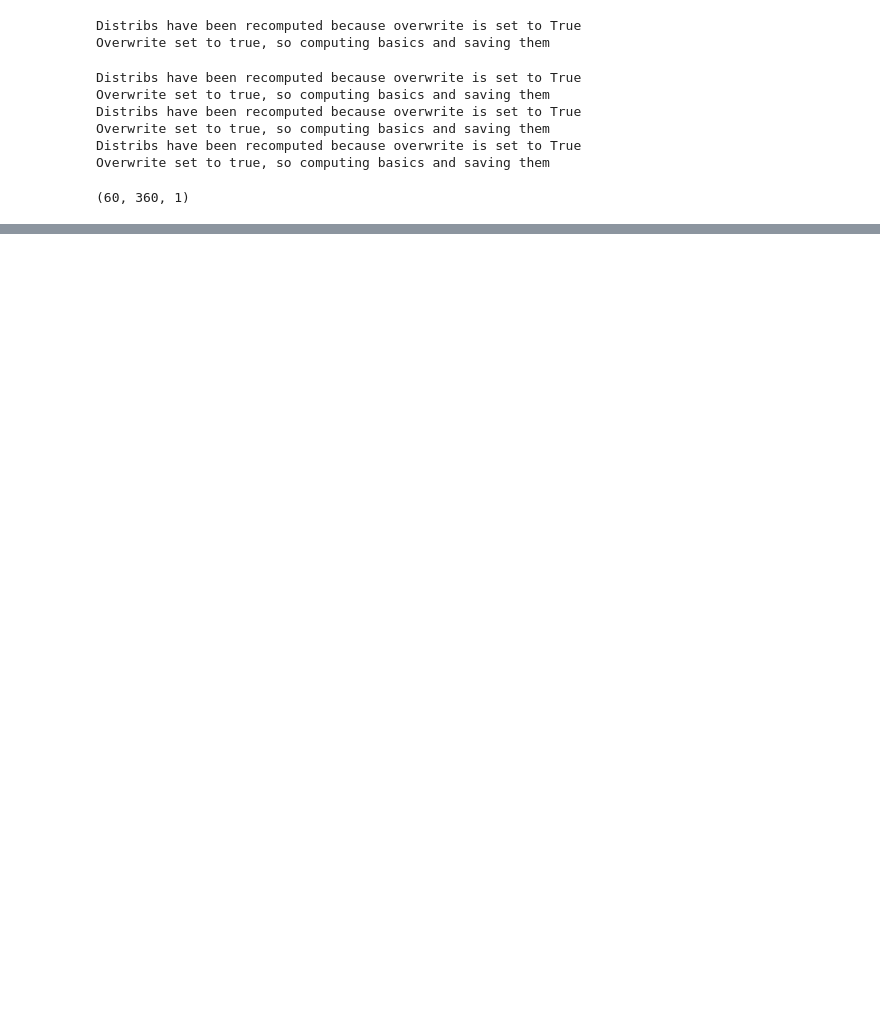
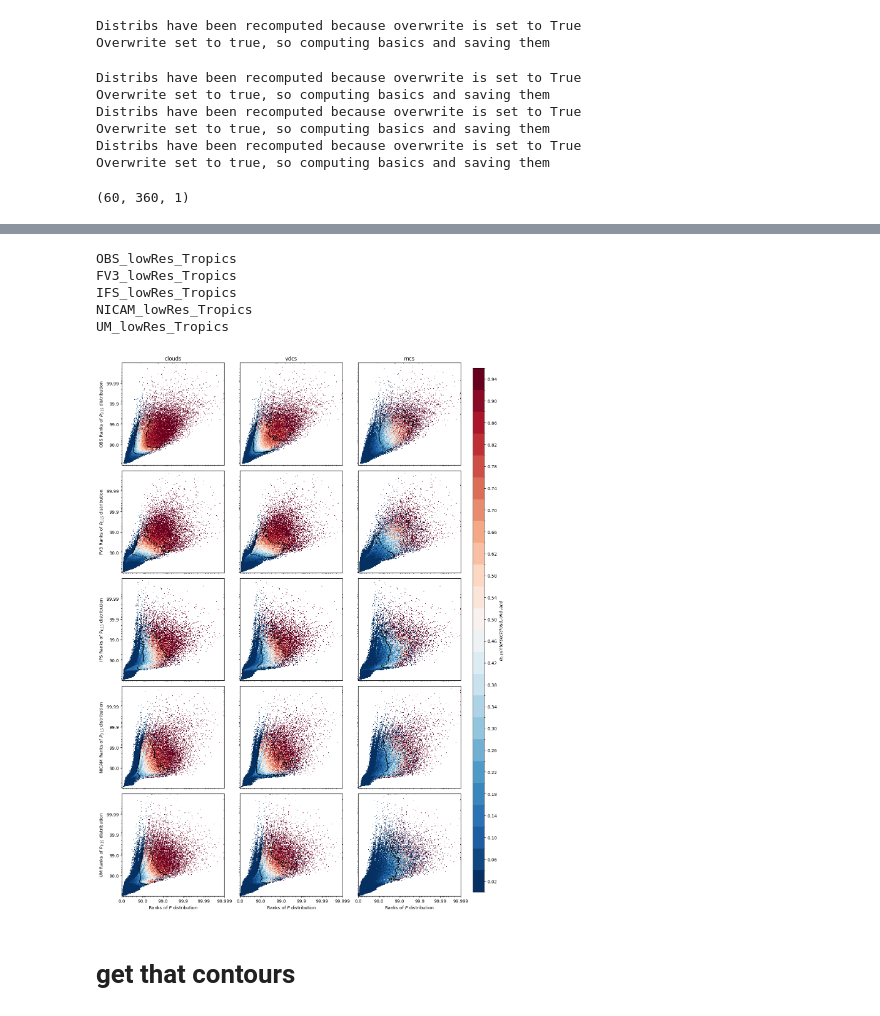
Before and after one commit to 19carenso/tempest, a Jupyter notebook: article/fig_4.ipynb, the cells around one changed output, grey strips where cells are left out. Cells and saved outputs as stored; diff of their text form; code cells hidden in the pictures; blank space fills up the shorter version.

Commit message:
testing new paths in settings

```diff
--- a/article/fig_4.ipynb
+++ b/article/fig_4.ipynb
@@ -144,0 +199,79 @@ print(np.nanmean(mcs_15_on_jdist[:, jd_obs.dist2.ranks>99]))
+# %%
+import pickle
+import os
+
+fig, axs = plt.subplots(5, 3, figsize=(12.1, 18))  # , sharex=True, sharey=True)
+
+plt.subplots_adjust(left=0.01, right=0.99, top=0.99, bottom=0.01, wspace=0.01, hspace=0.01)
+
+cloud_cond_var_ids = ["clouds_cond_prec_15", "vdcs_cond_prec_15", "mcs_cond_prec_15"]
+
+cmap = plt.cm.RdBu_r
+values_and_boundaries = np.arange(0, 1, 0.02)
+values = values_and_boundaries[1::2]
+boundaries = values_and_boundaries[::2]
+norm = mpl.colors.BoundaryNorm(boundaries, cmap.N)
+
+def save_density(density, filename):
+    with open(filename, 'wb') as f:
+        pickle.dump(density, f)
+
+def load_density(filename):
+    with open(filename, 'rb') as f:
+        return pickle.load(f)
+
+for i, (jd, gr, axes) in enumerate(zip(jds, grs, axs)):
+    print(jd.name)
+    for j, (cloud_cond_var_id, ax) in enumerate(zip(cloud_cond_var_ids, axes)):
+        if i == 0:
+            title = cloud_cond_var_id.split("_")[0]
+        else:
+            title = None
+
+        density_filename = f'density_{jd.name}_nbpd_{jd.nbpd}_nd_{jd.nd}_{cloud_cond_var_id}.pkl'
+
+        if os.path.exists(density_filename):
+            density = load_density(density_filename)
+            ax, cbar, ax_show, density = jd.plot_var_id_func_over_jdist(cloud_cond_var_id, title=title, func='intersection_over_half_intersection',
+                                                                        mask=np.repeat(np.logical_or(~ocean, ocean), 30, axis=2), cmap=cmap, norm=norm, fig=fig, ax=ax,
+                                                                        density = density
+                                                                        )
+
+        else:
+            ax, cbar, ax_show, density = jd.plot_var_id_func_over_jdist(cloud_cond_var_id, title=title, func='intersection_over_half_intersection', mask=np.repeat(np.logical_or(~ocean, ocean), 30, axis=2), cmap=cmap, norm=norm, fig=fig, ax=ax)
+            save_density(density, density_filename)
+
+        cbar.remove()
+        plot_smoothed_density_contours(density, [0.2, 0.8], fig, ax_show)
+
+        if title is None:
+            ax.set_title("")
+        if j == 0:
+            ax.set_ylabel(jd.name.split("_")[0] + r" Ranks of $P_{0.15}$ distribution")
+        else:
+            ax.set_ylabel("")
+            ax.tick_params(left=False, labelleft=False)
+        if i == len(jds) - 1:
+            ax.set_xlabel(r"Ranks of $P$ distribution")
+        else:
+            ax.set_xlabel("")
+            ax.tick_params(bottom=False, labelbottom=False)
+
+plt.tight_layout()
+cax = fig.add_axes([1, 0.04, 0.03, 0.93])  # [left, bottom, width, height]
+cbar = fig.colorbar(mpl.cm.ScalarMappable(norm=norm, cmap=cmap), cax=cax, ticks=values, spacing='proportional')
+cbar.set_label(r'$\sigma_{0.15} intersect cloud_cond_var_id$')
+# plt.savefig("figures/fig4.png")
+        # fig.tight_layout()
+        # plt.savefig('discrete_threshold_on_joint_dist.png', bbox_inches='tight')
+        # # fig.tight_layout()
+        # plt.savefig('discrete_threshold_on_joint_dist.png', bbox_inches='tight')
+# %% [output]
+OBS_lowRes_Tropics
+FV3_lowRes_Tropics
+IFS_lowRes_Tropics
+NICAM_lowRes_Tropics
+UM_lowRes_Tropics
+[figure, added]
+# %% [markdown]
+# get that contours
```
Also changed, not shown: parts of 15 cells of this notebook, 30 other files.
